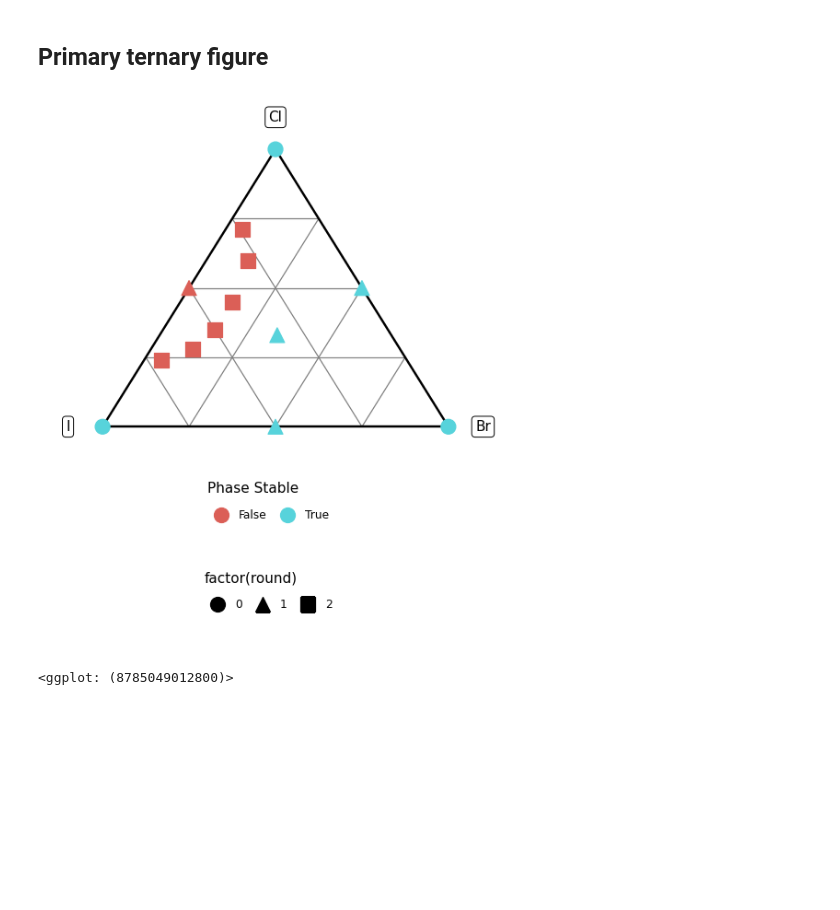
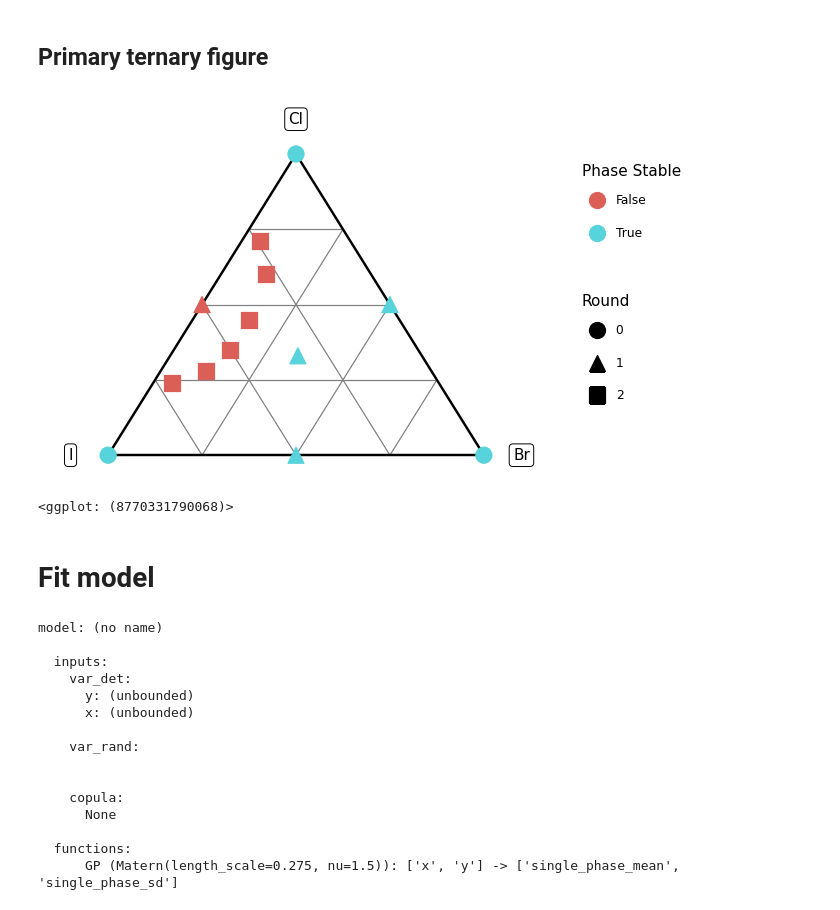
Before and after one commit to kaybr24/perovskite-solar, a Jupyter notebook: figures.ipynb, the cells around one changed output. Drawn from its saved outputs; the diff is of its cells as text; code cells hidden in the pictures; blank space fills up the shorter version.

Commit message:
add model fit

```diff
--- a/figures.ipynb
+++ b/figures.ipynb
@@ -117,33 +117,68 @@ p = (
     + gr.geom_segment(
         data=df_tri_guides,
         mapping=gr.aes(xend="xend", yend="yend"),
         color="grey",
         size=0.5,
     )
     + gr.geom_segment(
         data=df_tri_bounds,
         mapping=gr.aes(xend="gr.lead(x)", yend="gr.lead(y)"),
         size=1.0,
     )
     + gr.geom_label(
         data=df_tri_labels,
         mapping=gr.aes(label="label")
     )
     # Data
     + gr.geom_point(
         gr.aes(color="single_phase", shape="factor(round)"),
         size=6,
     )
     # Plot tail
     + gr.scale_color_discrete(name="Phase Stable")
+    + gr.scale_shape_discrete(name="Round")
     + gr.theme_void()
     + gr.theme(
-        legend_position="bottom",
+        # legend_position="bottom",
         plot_background=gr.element_rect(fill="white")
     )
 )
 p.save("./images/ternary-data.png")
 p
 # %% [output]
-[figure, old version]
+[figure, new version]
-<ggplot: (8785049012800)>
+<ggplot: (8770331790068)>
+# %% [markdown]
+# Fit model
+# %%
+md_fit = (
+    df_data
+    >> tf_bary
+    >> gr.ft_gp(
+        out=["single_phase"],
+        var=["x", "y"],
+        # kernels=dict(single_phase=Matern(length_scale=0.5, nu=0.5)), # continuous
+        kernels=dict(single_phase=Matern(length_scale=0.5, nu=1.5)), # once-differentiable
+        # kernels=dict(single_phase=Matern(length_scale=0.5, nu=2.5)), # twice-differentiable
+        # kernels=dict(single_phase=Matern(length_scale=0.5, nu=np.inf)), # infinitely-differentiable
+        seed=103,
+    )
+)
+
+md_fit
+# %% [output]
+model: (no name)
+
+  inputs:
+    var_det:
+      y: (unbounded)
+      x: (unbounded)
+
+    var_rand:
+
+
+    copula:
+      None
+
+  functions:
+      GP (Matern(length_scale=0.275, nu=1.5)): ['x', 'y'] -> ['single_phase_mean', 'single_phase_sd']
```
Also changed, not shown: parts of 2 cells of this notebook.
